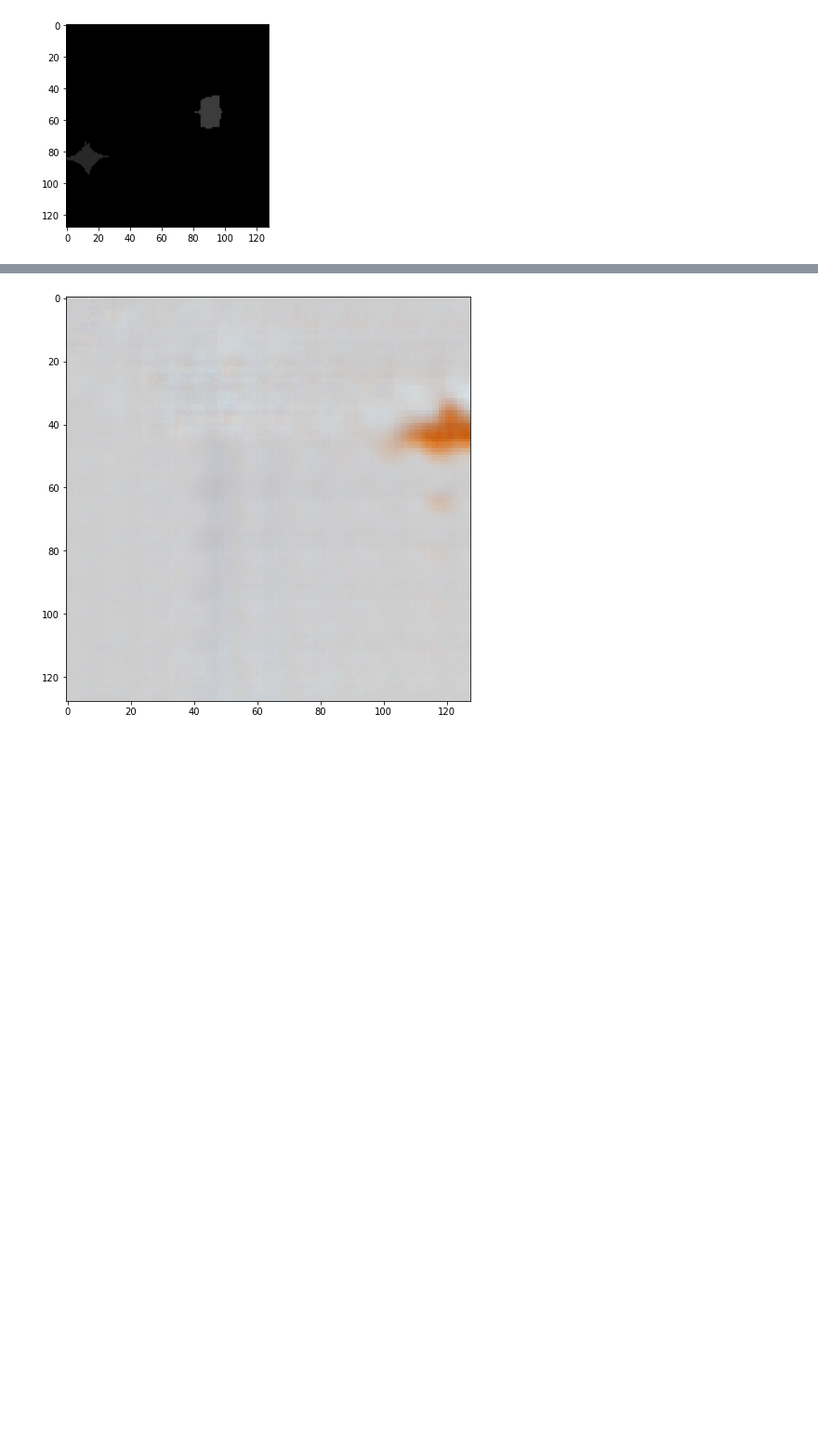
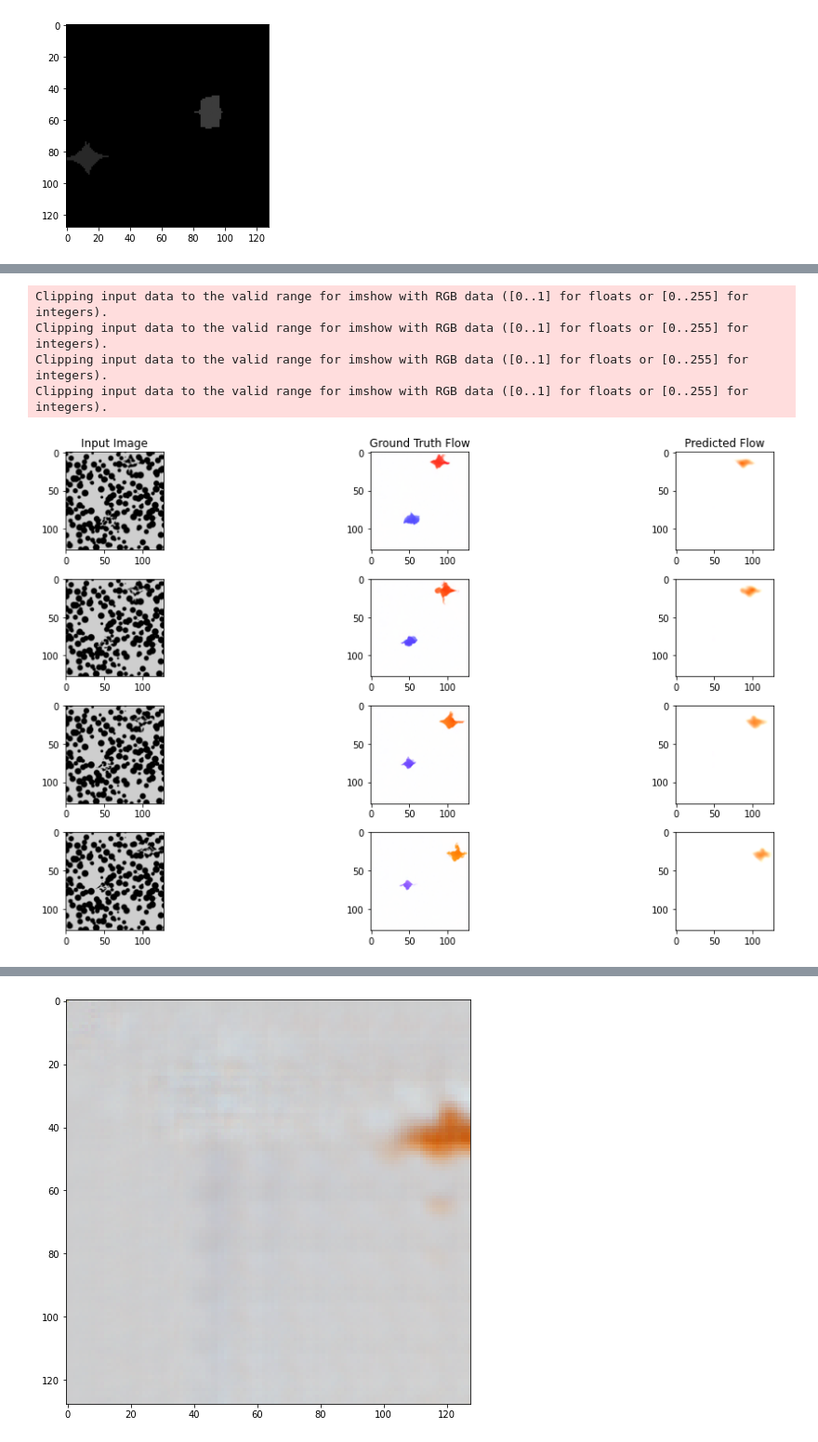
Before and after one commit to yifr/GestaltVision, a Jupyter notebook: explore.ipynb, the cells around one changed output, grey strips where cells are left out. Shown: that part at 93% size. Saved outputs shown, nothing was run; the diff lists cells and outputs as text; code cells hidden in the pictures; blank space fills up the shorter version.

```diff
--- a/explore.ipynb
+++ b/explore.ipynb
@@ -78,0 +238,20 @@ recons = (recons_combined - recons_combined.min()) / recons_combined.max()
+# %%
+fig, axs = plt.subplots(4, 3, figsize=(16, 8))
+
+for i in range(4):
+    img= axs[i, 0].imshow(images[0][i*2].detach().cpu().numpy().transpose(1, 2, 0))
+    axs[i, 1].imshow(flows[0][i* 2].detach().cpu().numpy().transpose(1, 2, 0))
+    axs[i, 2].imshow(recons[0][i*2].detach().cpu().numpy().transpose(1, 2, 0))
+
+axs[0, 0].set_title("Input Image")
+axs[0, 1].set_title("Ground Truth Flow")
+axs[0, 2].set_title("Predicted Flow")
+
+plt.tight_layout()
+plt.show()
+# %% [output]
+Clipping input data to the valid range for imshow with RGB data ([0..1] for floats or [0..255] for integers).
+Clipping input data to the valid range for imshow with RGB data ([0..1] for floats or [0..255] for integers).
+Clipping input data to the valid range for imshow with RGB data ([0..1] for floats or [0..255] for integers).
+Clipping input data to the valid range for imshow with RGB data ([0..1] for floats or [0..255] for integers).
+[figure, added]
```
Also changed, not shown: parts of 16 cells of this notebook, 1 other file.
